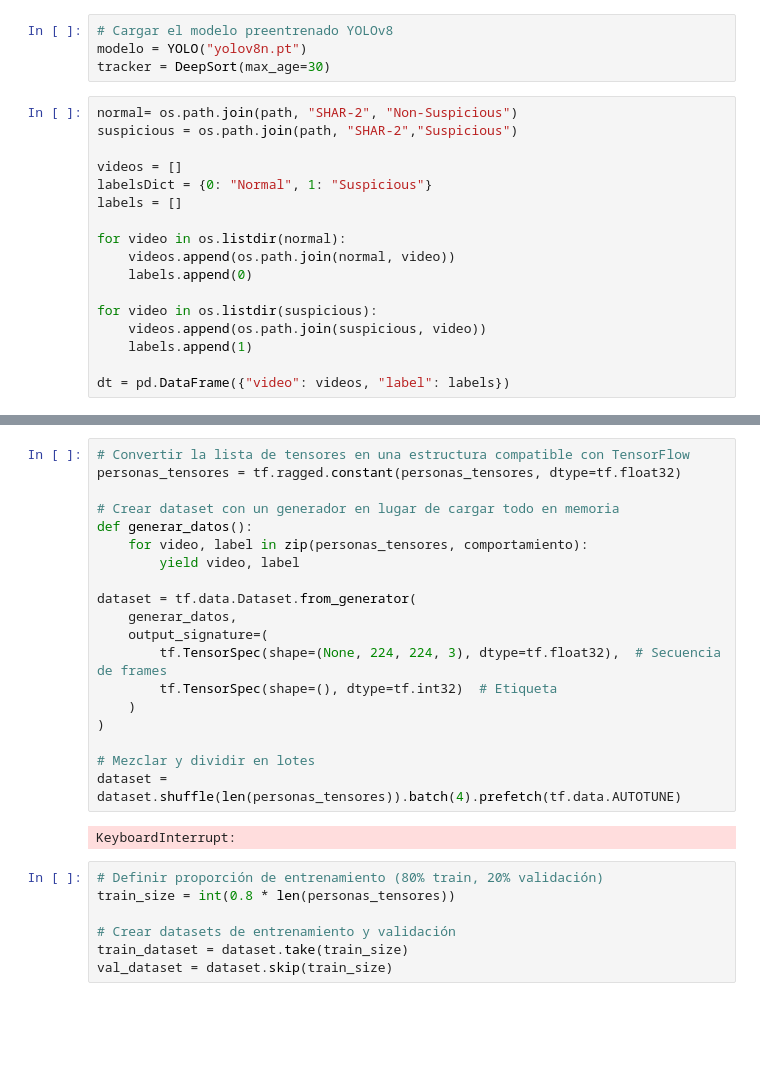
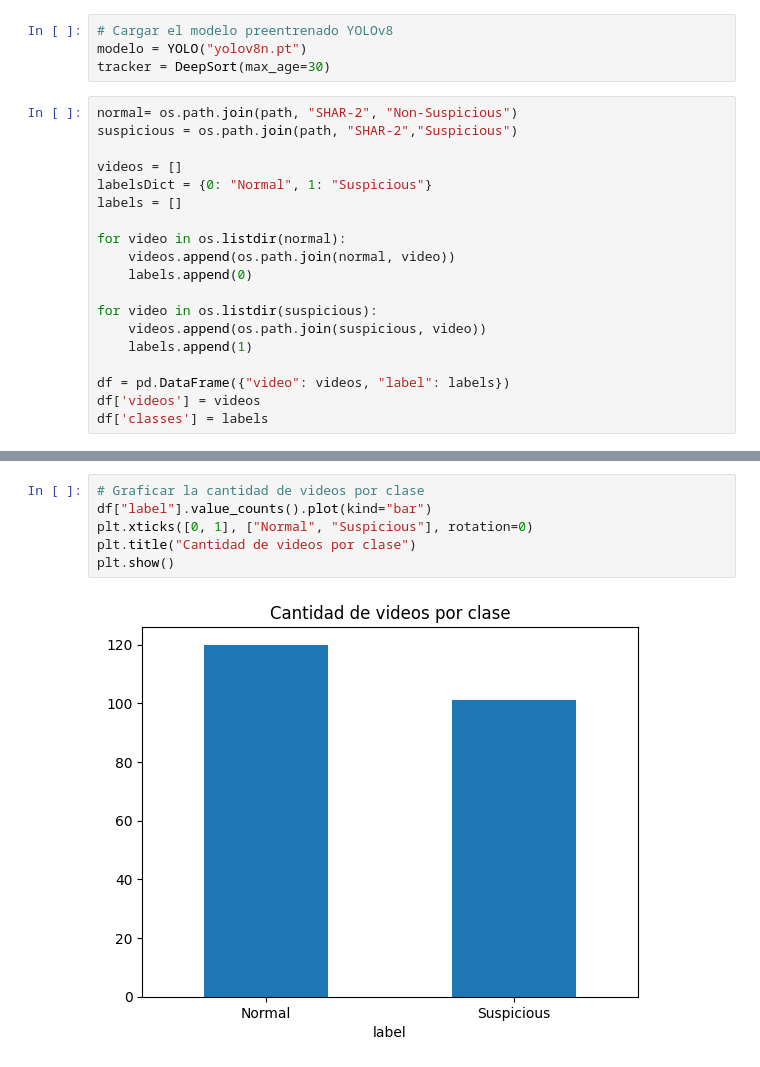
Before and after one commit to valentina0612/AlertGuard, a Jupyter notebook: modeloDeteccion3.ipynb, the cells around one changed output, grey strips where cells are left out. Saved outputs shown, nothing was run; the diff lists cells and outputs as text; blank space fills up the shorter version.

Commit message:
Corrrección manejo de datos en los modelos

```diff
--- a/modeloDeteccion3.ipynb
+++ b/modeloDeteccion3.ipynb
@@ -77,4 +77,6 @@ for video in os.listdir(suspicious):
     videos.append(os.path.join(suspicious, video))
     labels.append(1)
 
-dt = pd.DataFrame({"video": videos, "label": labels})
+df = pd.DataFrame({"video": videos, "label": labels})
+df['videos'] = videos
+df['classes'] = labels
@@ -181,28 +83,8 @@ Speed: 2.0ms preprocess, 62.7ms inference, 1.0ms postprocess per image at shape
-# %%
-# Convertir la lista de tensores en una estructura compatible con TensorFlow
-personas_tensores = tf.ragged.constant(personas_tensores, dtype=tf.float32)
-
-# Crear dataset con un generador en lugar de cargar todo en memoria
-def generar_datos():
-    for video, label in zip(personas_tensores, comportamiento):
-        yield video, label
-
-dataset = tf.data.Dataset.from_generator(
-    generar_datos,
-    output_signature=(
-        tf.TensorSpec(shape=(None, 224, 224, 3), dtype=tf.float32),  # Secuencia de frames
-        tf.TensorSpec(shape=(), dtype=tf.int32)  # Etiqueta
-    )
-)
-
-# Mezclar y dividir en lotes
-dataset = dataset.shuffle(len(personas_tensores)).batch(4).prefetch(tf.data.AUTOTUNE)
-# %% [output]
-KeyboardInterrupt:
-# %%
-# Definir proporción de entrenamiento (80% train, 20% validación)
-train_size = int(0.8 * len(personas_tensores))
-
-# Crear datasets de entrenamiento y validación
-train_dataset = dataset.take(train_size)
-val_dataset = dataset.skip(train_size)
+# %%
+# Graficar la cantidad de videos por clase
+df["label"].value_counts().plot(kind="bar")
+plt.xticks([0, 1], ["Normal", "Suspicious"], rotation=0)
+plt.title("Cantidad de videos por clase")
+plt.show()
+# %% [output]
+[figure, added]
```
Also changed, not shown: parts of 9 cells of this notebook, 1 other file.
